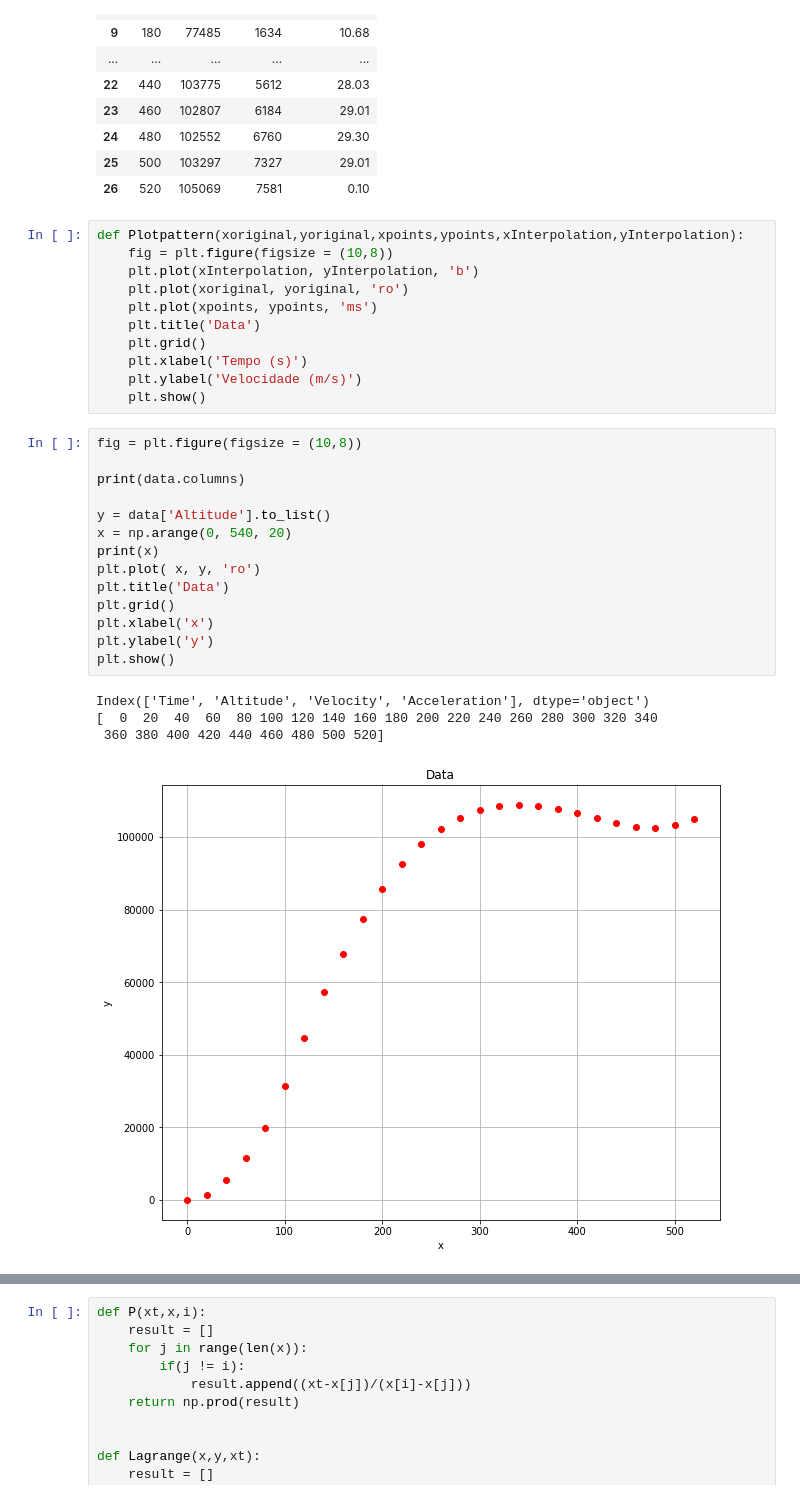
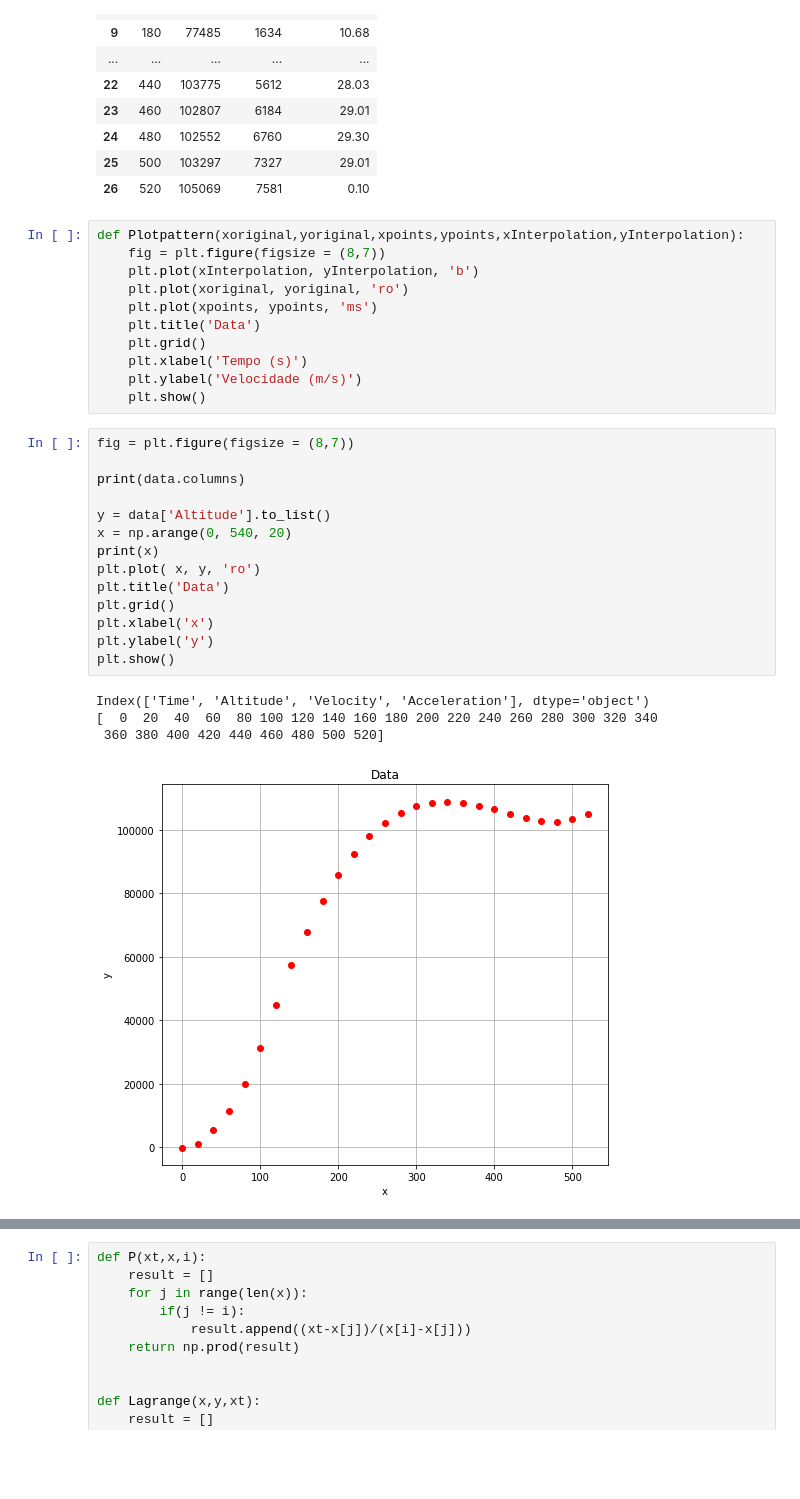
Before and after one commit to Davi-K-Silva/NumericalMethods, a Jupyter notebook: applyed_data.ipynb, the cells around one changed output, grey strips where cells are left out. Drawn from its saved outputs; the diff is of its cells as text; blank space fills up the shorter version.

```diff
--- a/applyed_data.ipynb
+++ b/applyed_data.ipynb
@@ -25,7 +25,7 @@ data
 | 26 | 520 | 105069 | 7581 | 0.10 |
 # %%
 def Plotpattern(xoriginal,yoriginal,xpoints,ypoints,xInterpolation,yInterpolation):
-    fig = plt.figure(figsize = (10,8))
+    fig = plt.figure(figsize = (8,7))
     plt.plot(xInterpolation, yInterpolation, 'b')
     plt.plot(xoriginal, yoriginal, 'ro')
     plt.plot(xpoints, ypoints, 'ms')
@@ -35,21 +35,21 @@ def Plotpattern(xoriginal,yoriginal,xpoints,ypoints,xInterpolation,yInterpolatio
     plt.ylabel('Velocidade (m/s)')
     plt.show()
 # %%
-fig = plt.figure(figsize = (10,8))
+fig = plt.figure(figsize = (8,7))
 
 print(data.columns)
 
 y = data['Altitude'].to_list()
 x = np.arange(0, 540, 20)
 print(x)
 plt.plot( x, y, 'ro')
 plt.title('Data')
 plt.grid()
 plt.xlabel('x')
 plt.ylabel('y')
 plt.show()
 # %% [output]
 Index(['Time', 'Altitude', 'Velocity', 'Acceleration'], dtype='object')
 [  0  20  40  60  80 100 120 140 160 180 200 220 240 260 280 300 320 340
  360 380 400 420 440 460 480 500 520]
-[figure, old version]
+[figure, new version]
```
Also changed, not shown: parts of 26 cells of this notebook.
